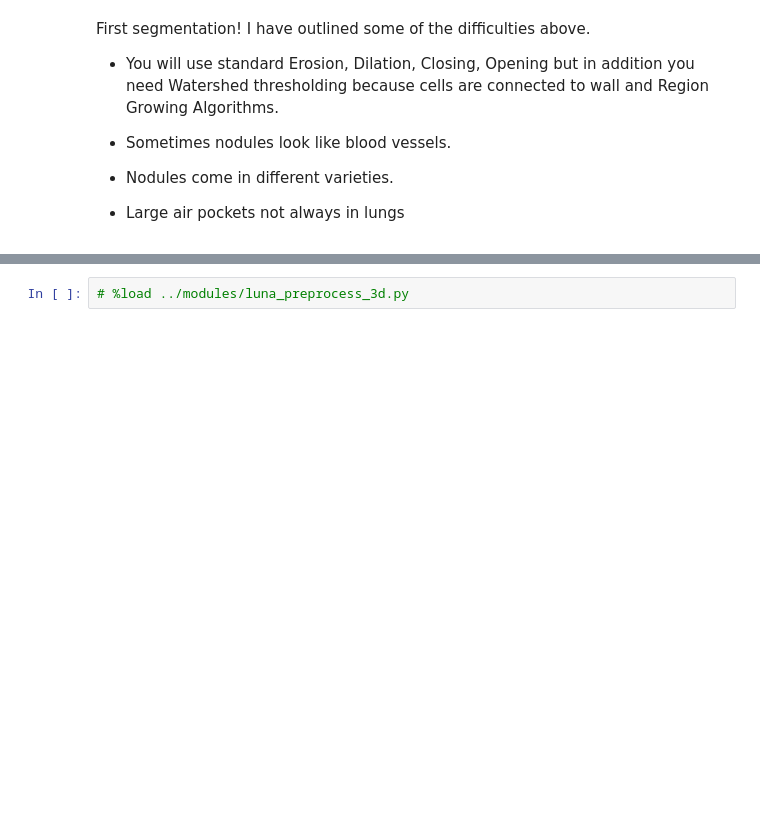
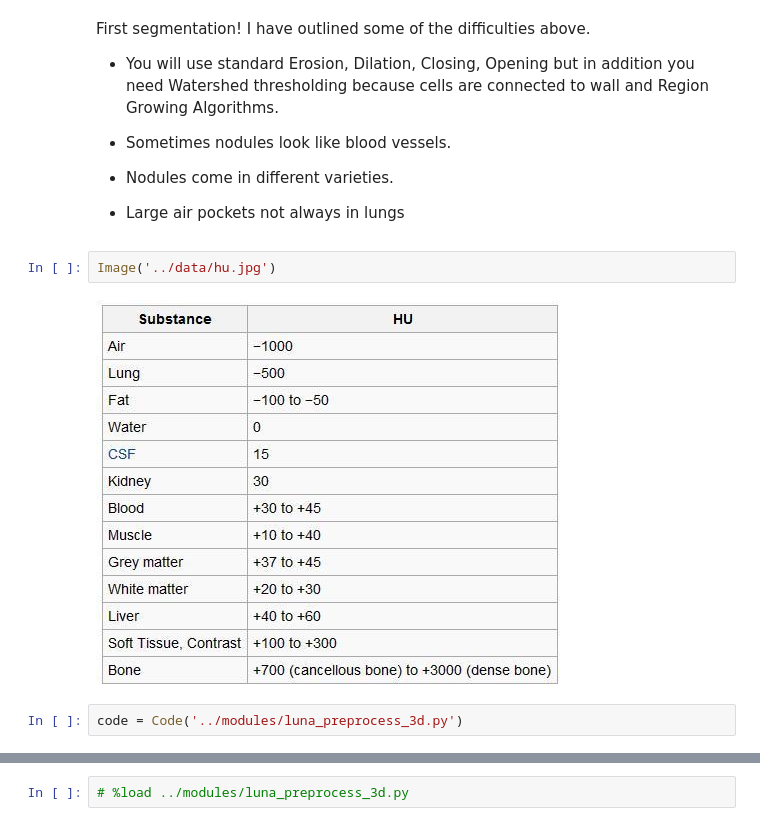
Before and after one commit to johncleveland/albead02.0, a Jupyter notebook: EE_II/experiment.ipynb, the cells around one changed output, grey strips where cells are left out. Drawn from its saved outputs; the diff is of its cells as text; blank space fills up the shorter version.

```diff
--- a/EE_II/experiment.ipynb
+++ b/EE_II/experiment.ipynb
@@ -187,3 +188,9 @@ First segmentation! I have outlined some of the difficulties above.
 - Nodules come in different varieties.
 
 - Large air pockets not always in lungs
+# %%
+Image('../data/hu.jpg')
+# %% [output]
+[figure, added]
+# %%
+code = Code('../modules/luna_preprocess_3d.py')
```
Also changed, not shown: parts of 2 cells of this notebook, 5 other files.
